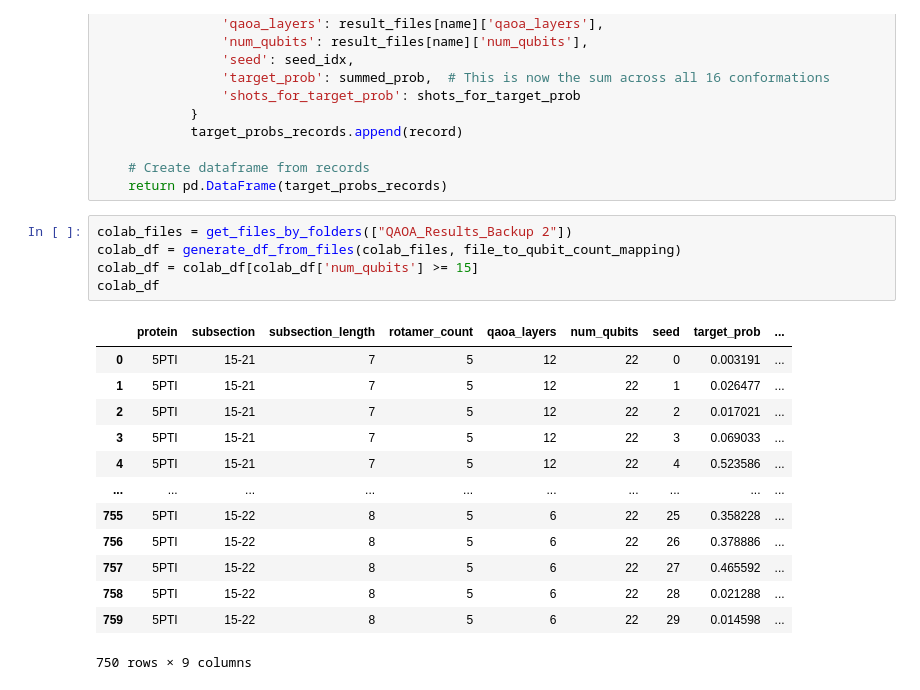
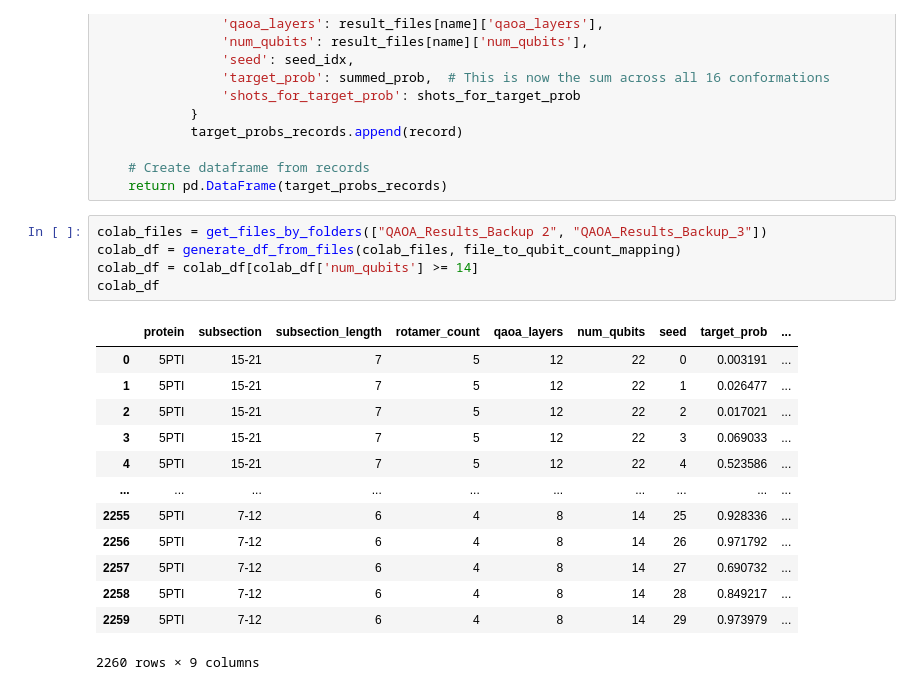
Before and after one commit to sebi-stewart/qml-protein-folding, a Jupyter notebook: plotting_colab_runs.ipynb, the cells around one changed output. Cells and saved outputs as stored; diff of their text form.

```diff
--- a/plotting_colab_runs.ipynb
+++ b/plotting_colab_runs.ipynb
@@ -85,21 +85,21 @@ def generate_df_from_files(result_files, file_to_qubit_count_mapping, target_con
     # Create dataframe from records
     return pd.DataFrame(target_probs_records)
 # %%
-colab_files = get_files_by_folders(["QAOA_Results_Backup 2"])
+colab_files = get_files_by_folders(["QAOA_Results_Backup 2", "QAOA_Results_Backup_3"])
 colab_df = generate_df_from_files(colab_files, file_to_qubit_count_mapping)
-colab_df = colab_df[colab_df['num_qubits'] >= 15]
+colab_df = colab_df[colab_df['num_qubits'] >= 14]
 colab_df
 # %% [output]
 |  | protein | subsection | subsection_length | rotamer_count | qaoa_layers | num_qubits | seed | target_prob | ... |
 | 0 | 5PTI | 15-21 | 7 | 5 | 12 | 22 | 0 | 0.003191 | ... |
 | 1 | 5PTI | 15-21 | 7 | 5 | 12 | 22 | 1 | 0.026477 | ... |
 | 2 | 5PTI | 15-21 | 7 | 5 | 12 | 22 | 2 | 0.017021 | ... |
 | 3 | 5PTI | 15-21 | 7 | 5 | 12 | 22 | 3 | 0.069033 | ... |
 | 4 | 5PTI | 15-21 | 7 | 5 | 12 | 22 | 4 | 0.523586 | ... |
 | ... | ... | ... | ... | ... | ... | ... | ... | ... | ... |
-| 755 | 5PTI | 15-22 | 8 | 5 | 6 | 22 | 25 | 0.358228 | ... |
-| 756 | 5PTI | 15-22 | 8 | 5 | 6 | 22 | 26 | 0.378886 | ... |
-| 757 | 5PTI | 15-22 | 8 | 5 | 6 | 22 | 27 | 0.465592 | ... |
-| 758 | 5PTI | 15-22 | 8 | 5 | 6 | 22 | 28 | 0.021288 | ... |
-| 759 | 5PTI | 15-22 | 8 | 5 | 6 | 22 | 29 | 0.014598 | ... |
+| 2255 | 5PTI | 7-12 | 6 | 4 | 8 | 14 | 25 | 0.928336 | ... |
+| 2256 | 5PTI | 7-12 | 6 | 4 | 8 | 14 | 26 | 0.971792 | ... |
+| 2257 | 5PTI | 7-12 | 6 | 4 | 8 | 14 | 27 | 0.690732 | ... |
+| 2258 | 5PTI | 7-12 | 6 | 4 | 8 | 14 | 28 | 0.849217 | ... |
+| 2259 | 5PTI | 7-12 | 6 | 4 | 8 | 14 | 29 | 0.973979 | ... |
-750 rows × 9 columns
+2260 rows × 9 columns
```
Also changed, not shown: parts of 6 cells of this notebook, 4 other files.
